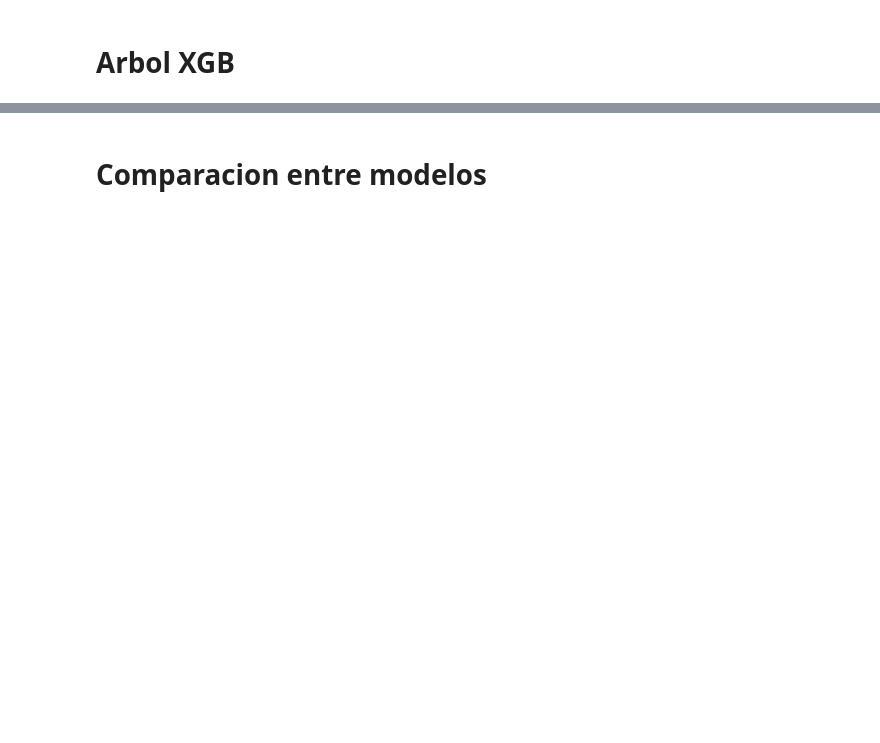
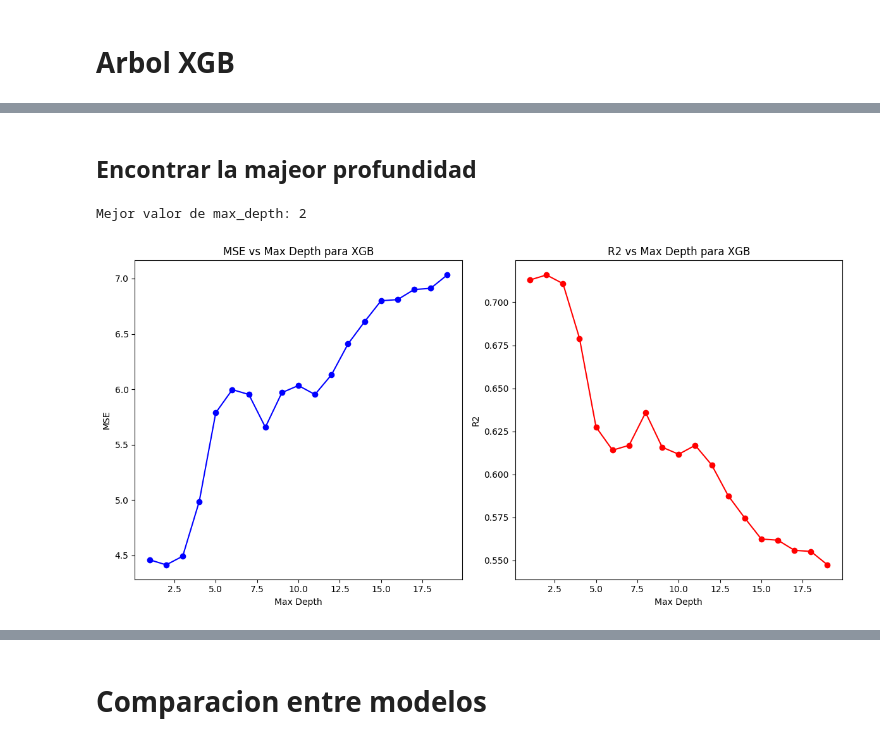
Before and after one commit to MatiasdeBuren/Final-Modelos-y-Simulacion, a Jupyter notebook: modelosFinal.ipynb, the cells around one changed output, grey strips where cells are left out. Saved outputs shown, nothing was run; the diff lists cells and outputs as text; code cells hidden in the pictures; blank space fills up the shorter version.

```diff
--- a/modelosFinal.ipynb
+++ b/modelosFinal.ipynb
@@ -425,0 +645,42 @@ R2: 0.6286239488970211
+# %% [markdown]
+## Encontrar la majeor profundidad
+# %%
+def findBestDeepForXGBTree(X, y, max_depth_values):
+    mse_scores = []
+    r2_scores = []
+    for max_depth in max_depth_values:
+        model = xgb.XGBRegressor(objective="reg:squarederror", max_depth=max_depth)
+        model.fit(x_train, y_train)
+        predictions = model.predict(x_test)
+        mse = mean_squared_error(y_test, predictions)
+        r2 = r2_score(y_test, predictions)
+        mse_scores.append(mse)
+        r2_scores.append(r2)
+
+    best_max_depth = max_depth_values[np.argmin(mse_scores)]
+    return best_max_depth, mse_scores, r2_scores
+
+max_depth_values = np.arange(1, 20, 1)
+best_max_depth, mse_scores, r2_scores = findBestDeepForXGBTree(X, y, max_depth_values)
+print(f'Mejor valor de max_depth: {best_max_depth}')
+
+fig, (ax1, ax2) = plt.subplots(1, 2, figsize=(12, 6))
+
+# Graficar MSE en el primer subgráfico
+ax1.plot(max_depth_values, mse_scores, marker='o', color='b')
+ax1.set_xlabel('Max Depth')
+ax1.set_ylabel('MSE')
+ax1.set_title('MSE vs Max Depth para XGB')
+
+# Graficar R2 en el segundo subgráfico
+ax2.plot(max_depth_values, r2_scores, marker='o', color='r')
+ax2.set_xlabel('Max Depth')
+ax2.set_ylabel('R2')
+ax2.set_title('R2 vs Max Depth para XGB')
+
+# Ajustar el diseño para que no se sobrepongan
+plt.tight_layout()
+plt.show()
+# %% [output]
+Mejor valor de max_depth: 2
+[figure, added]
```
Also changed, not shown: parts of 44 cells of this notebook.
